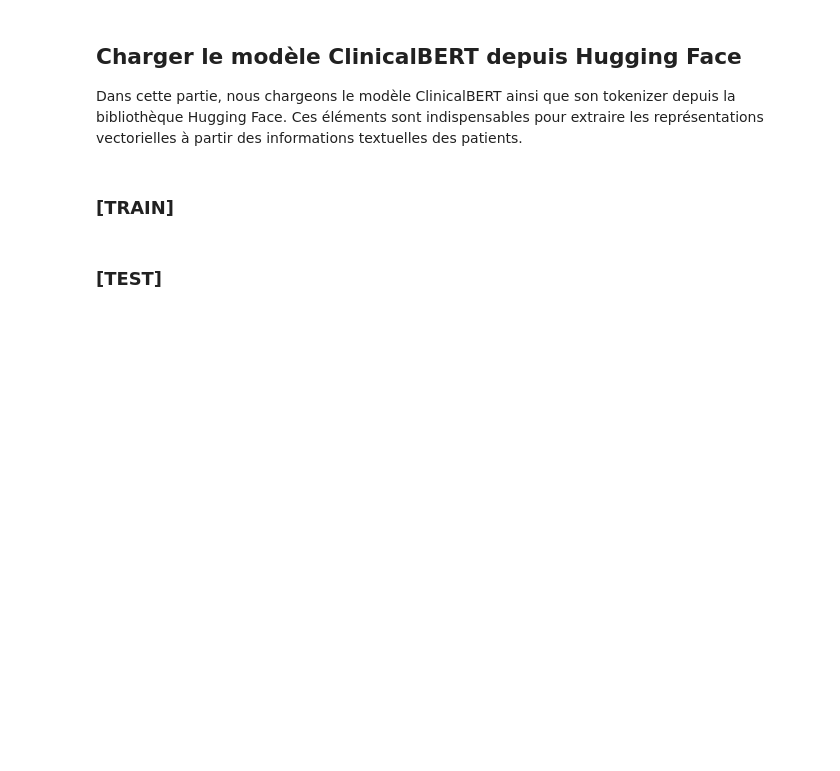
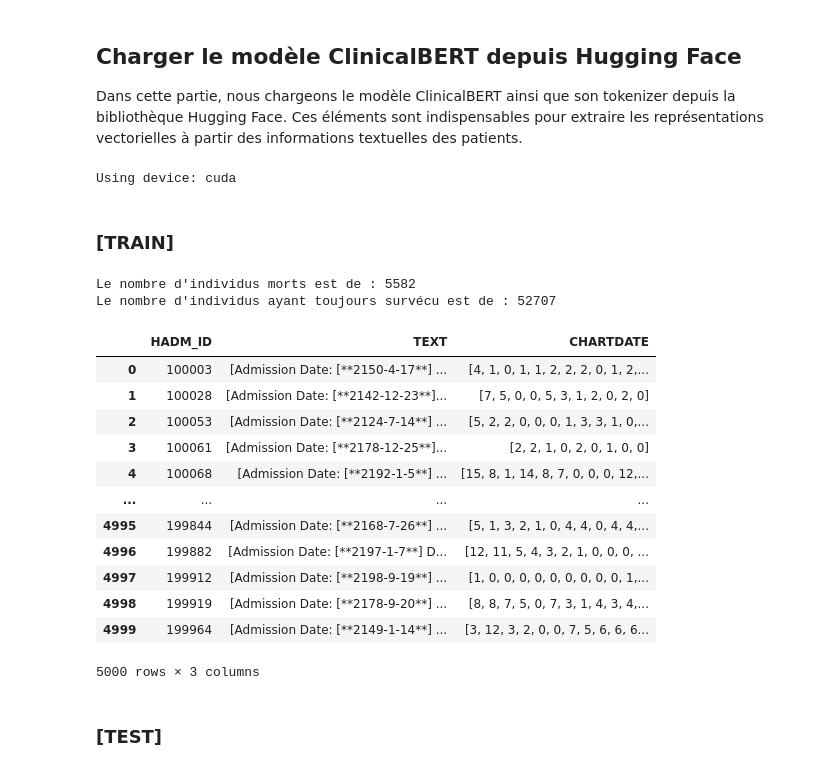
Before and after one commit to Krrcharles/Prediction-conforme-pour-les-donnees--analysee-par-Transformers, a Jupyter notebook: Code_stuart.ipynb, the cells around one changed output. Saved outputs shown, nothing was run; the diff lists cells and outputs as text; code cells hidden in the pictures; blank space fills up the shorter version.

```diff
--- a/Code_stuart.ipynb
+++ b/Code_stuart.ipynb
@@ -119,16 +167,0 @@ adm
-# %%
-# Convertir les colonnes 'SUBJECT_ID' et 'HADM_ID' en chaînes de caractères
-adm['SUBJECT_ID'] = adm['SUBJECT_ID'].astype(str)
-adm['HADM_ID'] = adm['HADM_ID'].astype(str)
-
-# Convertir la colonne 'HOSPITAL_EXPIRE_FLAG' en entiers
-adm['HOSPITAL_EXPIRE_FLAG'] = adm['HOSPITAL_EXPIRE_FLAG'].astype(int)
-
-# Convertir les colonnes 'ADMITIME' et 'DISCHTIME' en un format datetime avec le format spécifié
-adm['ADMITTIME'] = pd.to_datetime(adm['ADMITTIME'], format='%Y-%m-%d %H:%M:%S')
-adm['DISCHTIME'] = pd.to_datetime(adm['DISCHTIME'], format='%Y-%m-%d %H:%M:%S')
-adm['DELTATIME'] = (adm['DISCHTIME'] - adm['ADMITTIME']).dt.total_seconds() / 3600
-
-# Filtrer les données d'admission pour inclure uniquement les lignes avec des valeurs 'SUBJECT_ID' présentes dans le DataFrame 'data'
-adm = adm.drop(adm[adm['DELTATIME'] < 0].index)
-adm = adm[adm["SUBJECT_ID"].isin(data["SUBJECT_ID"].unique())]
@@ -339,24 +351,52 @@ device
 device = torch.device('cuda')
 torch.cuda.set_device(0)
 print('Using device:', device)
-print()
+
+def calculate_days_since_earliest_date(dates_list):
+    earliest_date = min(dates_list)
+    return [(date - earliest_date).days for date in dates_list]
+# %% [output]
+Using device: cuda
 # %% [markdown]
 ### [TRAIN]
 # %%
 # Créer un nouveau dataframe avec les "SUBJECT_ID" ayant la valeur 1 dans la colonne "HOSPITAL_EXPIRE_FLAG"
-label_1 = new_data[new_data["HOSPITAL_EXPIRE_FLAG"] == 1].reset_index()
+label_1 = adm[adm["HOSPITAL_EXPIRE_FLAG"] == 1].reset_index()
+print("Le nombre d'individus morts est de :", len(label_1))
 
 # Sélectionner aléatoirement le même nombre de "SUBJECT_ID" ayant la valeur 0 ???
-label_0 = new_data[new_data["HOSPITAL_EXPIRE_FLAG"] == 0].reset_index()
+label_0 = adm[adm["HOSPITAL_EXPIRE_FLAG"] == 0].reset_index()
+print("Le nombre d'individus ayant toujours survécu est de :", len(label_0))
 
-# Sélectionner aléatoirement 1000 individus de chaque classe (label_1 et label_0)
-sample = pd.concat([label_1.sample(n=1000, random_state=seed), label_0.sample(n=1000, random_state=seed+1)]).reset_index().drop('index', axis=1)
+# Sélectionner aléatoirement 2500 individus de chaque classe (label_1 et label_0)
+sample = pd.concat([label_1.sample(n=2500, random_state=seed), label_0.sample(n=2500, random_state=seed+1)]).reset_index().drop('index', axis=1)
 
 # Filtrer le dataframe de données en ne conservant que les patients sélectionnés précédemment
-filtered_data = data[data["SUBJECT_ID"].isin(sample["SUBJECT_ID"].values)]
+filtered_data = data[data["HADM_ID"].isin(sample["HADM_ID"].values)]
 
-# Regrouper les données filtrées par 'SUBJECT_ID' en agrégeant les listes de 'TEXT' et 'TIME'
-grouped_sample = filtered_data.groupby('SUBJECT_ID').agg({'TEXT': list, 'TIME': list}).reset_index()
+# Regrouper les données filtrées par 'HADM_ID' en agrégeant les listes de 'TEXT' et 'TIME'
+grouped_sample = filtered_data.groupby('HADM_ID').agg({'TEXT': list, 'CHARTDATE': list}).reset_index()
+
+# Appliquer cette fonction à chaque ligne de la colonne CHARTDATE
+grouped_sample['CHARTDATE'] = grouped_sample['CHARTDATE'].apply(calculate_days_since_earliest_date)
+
+grouped_sample
+# %% [output]
+Le nombre d'individus morts est de : 5582
+Le nombre d'individus ayant toujours survécu est de : 52707
+|  | HADM_ID | TEXT | CHARTDATE |
+| 0 | 100003 | [Admission Date: [**2150-4-17**] ... | [4, 1, 0, 1, 1, 2, 2, 2, 0, 1, 2,... |
+| 1 | 100028 | [Admission Date: [**2142-12-23**]... | [7, 5, 0, 0, 5, 3, 1, 2, 0, 2, 0] |
+| 2 | 100053 | [Admission Date: [**2124-7-14**] ... | [5, 2, 2, 0, 0, 0, 1, 3, 3, 1, 0,... |
+| 3 | 100061 | [Admission Date: [**2178-12-25**]... | [2, 2, 1, 0, 2, 0, 1, 0, 0] |
+| 4 | 100068 | [Admission Date: [**2192-1-5**] ... | [15, 8, 1, 14, 8, 7, 0, 0, 0, 12,... |
+| ... | ... | ... | ... |
+| 4995 | 199844 | [Admission Date: [**2168-7-26**] ... | [5, 1, 3, 2, 1, 0, 4, 4, 0, 4, 4,... |
+| 4996 | 199882 | [Admission Date: [**2197-1-7**] D... | [12, 11, 5, 4, 3, 2, 1, 0, 0, 0, ... |
+| 4997 | 199912 | [Admission Date: [**2198-9-19**] ... | [1, 0, 0, 0, 0, 0, 0, 0, 0, 0, 1,... |
+| 4998 | 199919 | [Admission Date: [**2178-9-20**] ... | [8, 8, 7, 5, 0, 7, 3, 1, 4, 3, 4,... |
+| 4999 | 199964 | [Admission Date: [**2149-1-14**] ... | [3, 12, 3, 2, 0, 0, 7, 5, 6, 6, 6... |
+5000 rows × 3 columns
 # %% [markdown]
 ### [TEST]
 # %%
```
Also changed, not shown: parts of 28 cells of this notebook.
